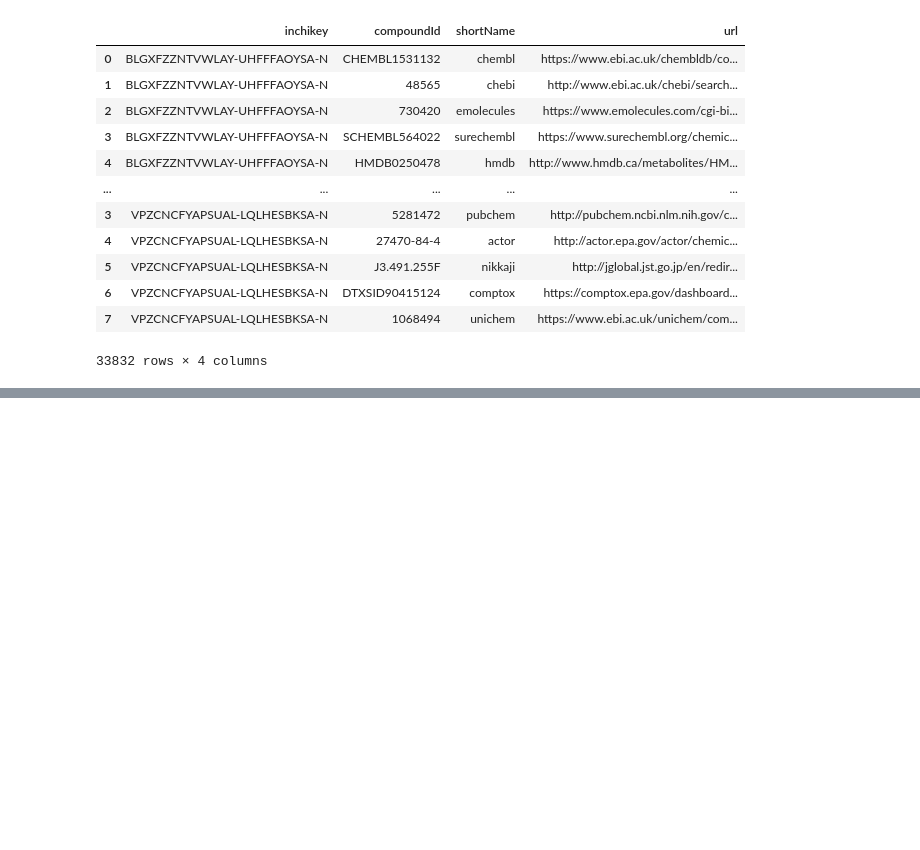
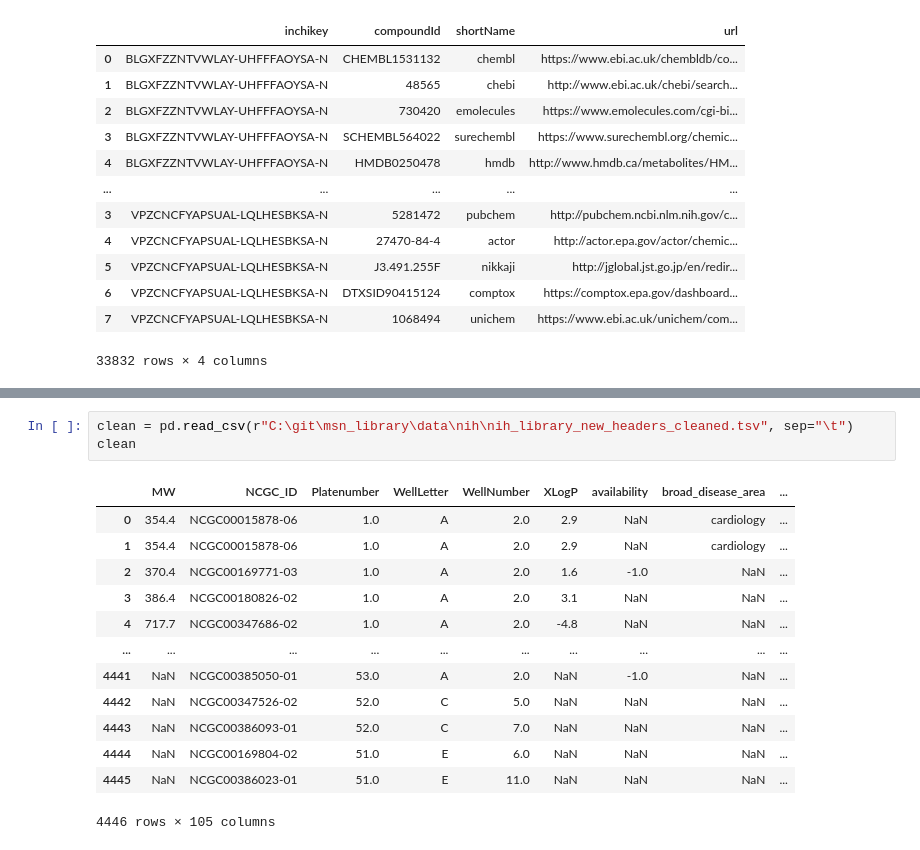
Before and after one commit to corinnabrungs/msn_tree_library, a Jupyter notebook: notebooks/pandas_tests.ipynb, the cells around one changed output, grey strips where cells are left out. Drawn from its saved outputs; the diff is of its cells as text; blank space fills up the shorter version.

```diff
--- a/notebooks/pandas_tests.ipynb
+++ b/notebooks/pandas_tests.ipynb
@@ -273,0 +271,17 @@ Name: compoundId, dtype: object
+# %%
+clean = pd.read_csv(r"C:\git\msn_library\data\nih\nih_library_new_headers_cleaned.tsv", sep="\t")
+clean
+# %% [output]
+|  | MW | NCGC_ID | Platenumber | WellLetter | WellNumber | XLogP | availability | broad_disease_area | ... |
+| 0 | 354.4 | NCGC00015878-06 | 1.0 | A | 2.0 | 2.9 | NaN | cardiology | ... |
+| 1 | 354.4 | NCGC00015878-06 | 1.0 | A | 2.0 | 2.9 | NaN | cardiology | ... |
+| 2 | 370.4 | NCGC00169771-03 | 1.0 | A | 2.0 | 1.6 | -1.0 | NaN | ... |
+| 3 | 386.4 | NCGC00180826-02 | 1.0 | A | 2.0 | 3.1 | NaN | NaN | ... |
+| 4 | 717.7 | NCGC00347686-02 | 1.0 | A | 2.0 | -4.8 | NaN | NaN | ... |
+| ... | ... | ... | ... | ... | ... | ... | ... | ... | ... |
+| 4441 | NaN | NCGC00385050-01 | 53.0 | A | 2.0 | NaN | -1.0 | NaN | ... |
+| 4442 | NaN | NCGC00347526-02 | 52.0 | C | 5.0 | NaN | NaN | NaN | ... |
+| 4443 | NaN | NCGC00386093-01 | 52.0 | C | 7.0 | NaN | NaN | NaN | ... |
+| 4444 | NaN | NCGC00169804-02 | 51.0 | E | 6.0 | NaN | NaN | NaN | ... |
+| 4445 | NaN | NCGC00386023-01 | 51.0 | E | 11.0 | NaN | NaN | NaN | ... |
+4446 rows × 105 columns
```
Also changed, not shown: parts of 17 cells of this notebook, 9 other files.
